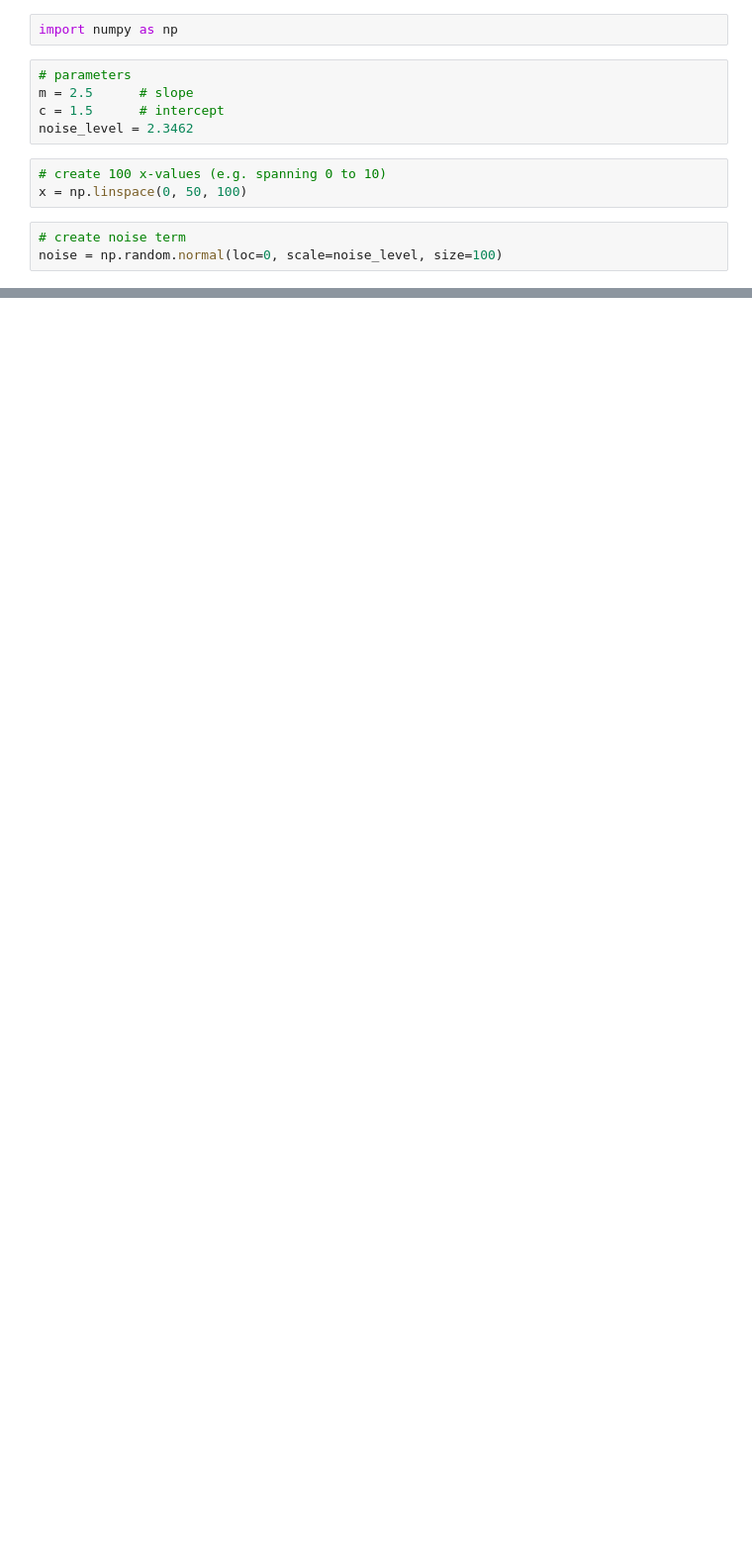
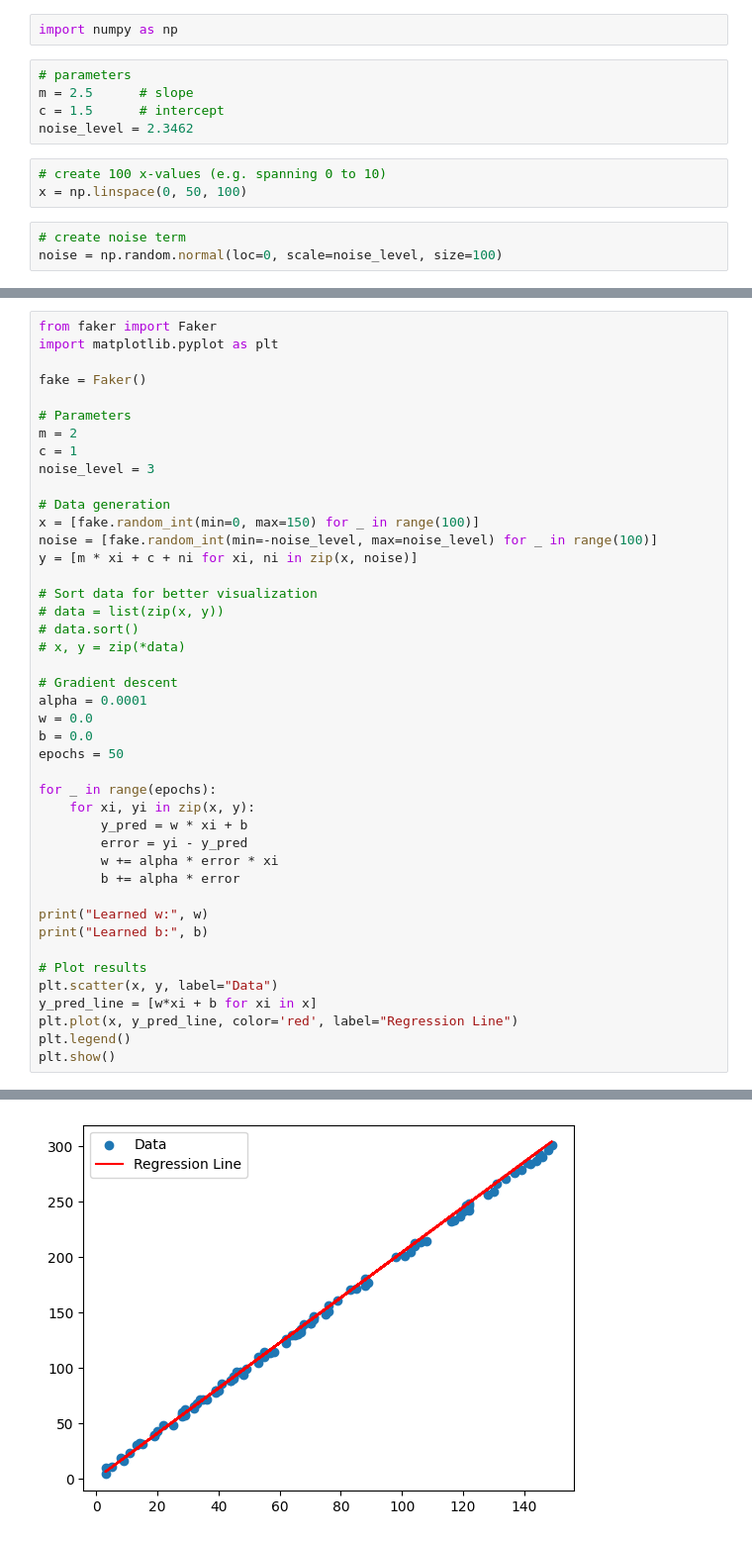
Before and after one commit to SohamMirashi/Deep-Nueral-Network, a Jupyter notebook: Single Neuron for Linear Regression.ipynb, the cells around one changed output, grey strips where cells are left out. Shown at 99% size. Drawn from its saved outputs; the diff is of its cells as text; blank space fills up the shorter version.

```diff
--- a/Single Neuron for Linear Regression.ipynb
+++ b/Single Neuron for Linear Regression.ipynb
@@ -82,0 +108,44 @@ plt.show()
+# %%
+from faker import Faker
+import matplotlib.pyplot as plt
+
+fake = Faker()
+
+# Parameters
+m = 2
+c = 1
+noise_level = 3
+
+# Data generation
+x = [fake.random_int(min=0, max=150) for _ in range(100)]
+noise = [fake.random_int(min=-noise_level, max=noise_level) for _ in range(100)]
+y = [m * xi + c + ni for xi, ni in zip(x, noise)]
+
+# Sort data for better visualization
+# data = list(zip(x, y))
+# data.sort()
+# x, y = zip(*data)
+
+# Gradient descent
+alpha = 0.0001
+w = 0.0
+b = 0.0
+epochs = 50
+
+for _ in range(epochs):
+    for xi, yi in zip(x, y):
+        y_pred = w * xi + b
+        error = yi - y_pred
+        w += alpha * error * xi
+        b += alpha * error
+
+print("Learned w:", w)
+print("Learned b:", b)
+
+# Plot results
+plt.scatter(x, y, label="Data")
+y_pred_line = [w*xi + b for xi in x]
+plt.plot(x, y_pred_line, color='red', label="Regression Line")
+plt.legend()
+plt.show()
+# %% [output]
@@ -82,0 +154 @@ plt.show()
+[figure, added]
```
Also changed, not shown: parts of 6 cells of this notebook.
